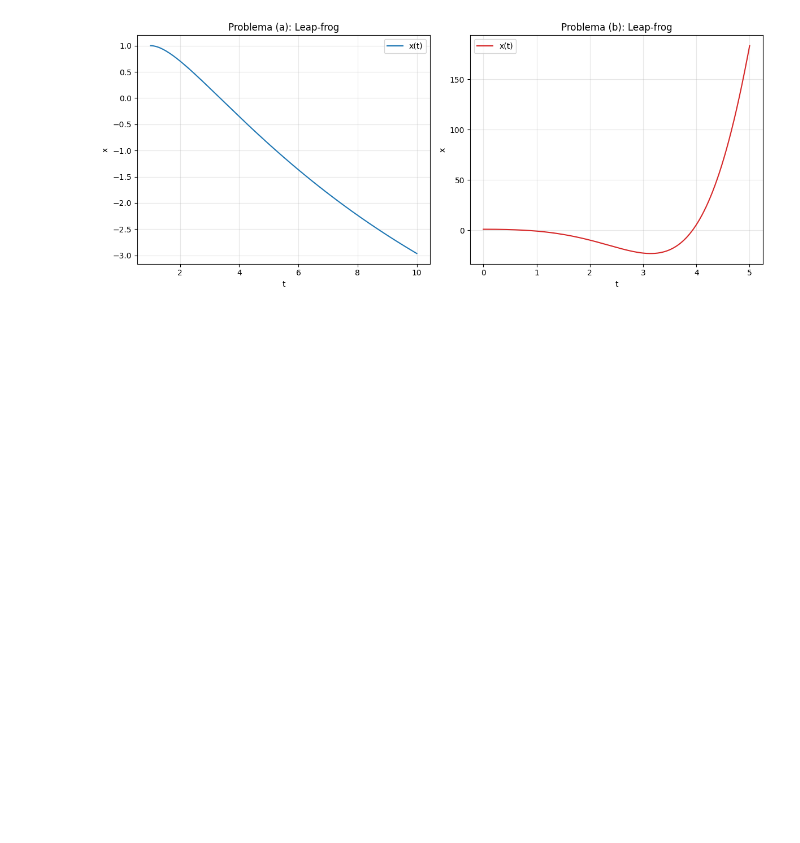
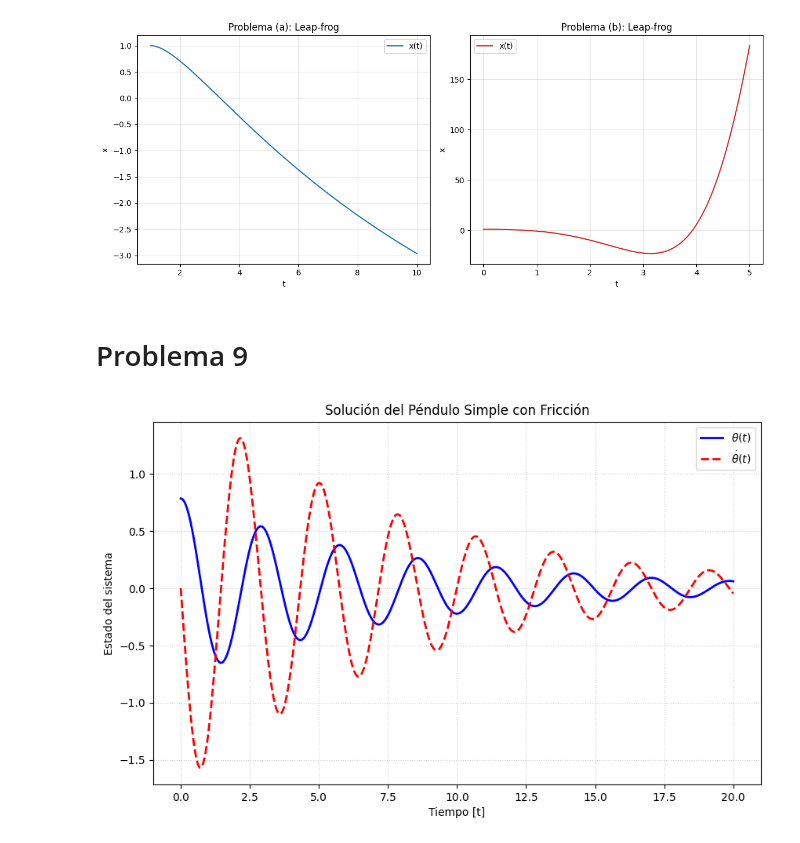
Before and after one commit to Daniel-534/ModelamientoNCuerpos, a Jupyter notebook: Problemset/ParteComputacional.ipynb, the cells around one changed output. Cells and saved outputs as stored; diff of their text form; code cells hidden in the pictures; blank space fills up the shorter version.

```diff
--- a/Problemset/ParteComputacional.ipynb
+++ b/Problemset/ParteComputacional.ipynb
@@ -121,3 +122,36 @@ plt.tight_layout()
 plt.show()
 # %% [output]
 [figure]
+# %% [markdown]
+# Problema 9
+# %%
+def sistema_pendulo(Y, t, b, c):
+    theta, omega = Y
+    dtheta_dt = omega
+    domega_dt = -b * omega - c * np.sin(theta)
+    return [dtheta_dt, domega_dt]
+
+b_friccion = 0.25
+c_gravedad = 5.0
+
+condiciones_iniciales = [np.pi / 4, 0.0]
+
+tiempo = np.linspace(0, 20, 1000)
+
+solucion = odeint(sistema_pendulo, condiciones_iniciales, tiempo, args=(b_friccion, c_gravedad))
+
+theta_t = solucion[:, 0]
+omega_t = solucion[:, 1]
+
+plt.figure(figsize=(10, 6))
+plt.plot(tiempo, theta_t, label=r'$\theta(t)$', color='blue', linewidth=2)
+plt.plot(tiempo, omega_t, label=r'$\dot{\theta}(t)$', color='red', linestyle='--', linewidth=2)
+
+plt.xlabel('Tiempo [t]')
+plt.ylabel('Estado del sistema')
+plt.title('Solución del Péndulo Simple con Fricción')
+plt.legend(loc='upper right')
+plt.grid(True, linestyle=':', alpha=0.6)
+plt.show()
+# %% [output]
+[figure, added]
```
Also changed, not shown: parts of 4 cells of this notebook, 3 other files.
